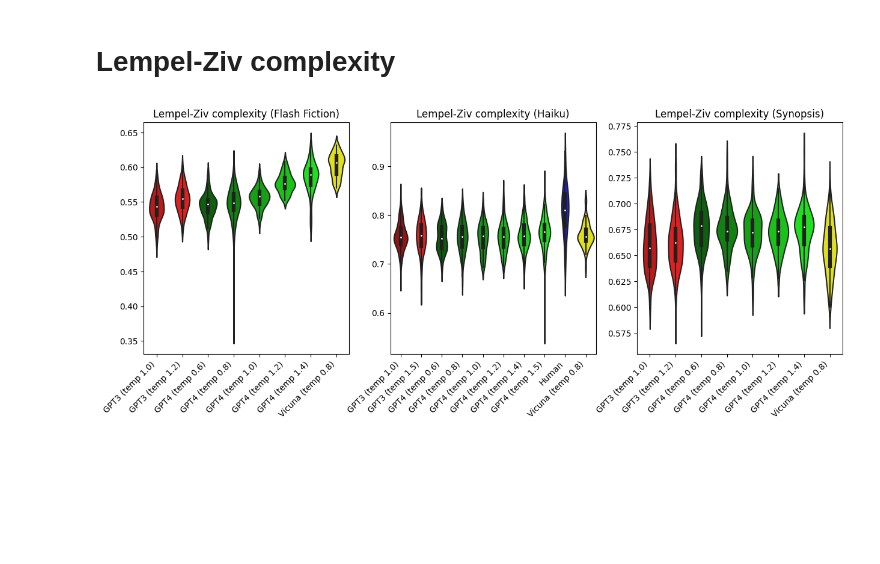
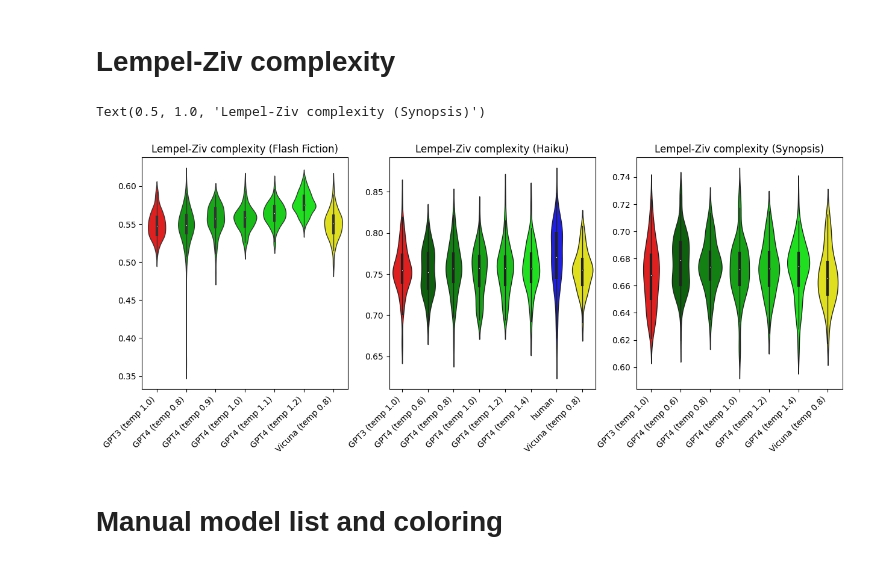
Before and after one commit to AntoineBellemare/DAT_GPT, a Jupyter notebook: notebook/text_embedding_viz.ipynb, the cells around one changed output. Cells and saved outputs as stored; diff of their text form; code cells hidden in the pictures; blank space fills up the shorter version.

```diff
--- a/notebook/text_embedding_viz.ipynb
+++ b/notebook/text_embedding_viz.ipynb
@@ -18,9 +20,9 @@ from itertools import combinations
 # %%
 def get_data_locations(genre, vecs=True):
     if vecs:
-        path_pattern = f"../machine_data_stories/embeddings/*_{genre}_*.json"
+        path_pattern = f"../machine_data_stories/final/embeddings/*_{genre}_*.json"
     else:
-        path_pattern = f"../machine_data_stories/*_{genre}_*.json"
+        path_pattern = f"../machine_data_stories/final/*{genre}*.json"
     filenames = glob.glob(path_pattern)
 
     data_locations = {}
@@ -49,6 +51,7 @@ def parse_temp(filename):
         return float(filename.split('temp ')[1].replace(")", ""))
     return 1.0
 
+
 def color_generator(data_locations, **model_colors):
     models = sorted(set(name.split(' ')[0] for name in data_locations.keys()))
     missing_models = [model for model in models if model not in model_colors]
@@ -182,21 +204,22 @@ def pairwise_distance_summary(data_locations, data_name):
     plt.tight_layout()
     plt.show()
 # %%
-data_name = "flash fiction"
-data_locations = get_data_locations("flash_fiction")
+data_name = "Flash Fiction"
+data_locations = get_data_locations("flash_fictions")
 colors = color_generator(data_locations, GPT3="#ff0000", GPT4="#00ff00", Vicuna="#ffff00", Human="#0000ff")
 embedding_summary(data_locations, data_name, colors=colors)
 pairwise_distance_summary(data_locations, data_name)
 
 data_name = "Haiku"
-data_locations = get_data_locations("haiku")
-colors = color_generator(data_locations, GPT3="#ff0000", GPT4="#00ff00", Vicuna="#ffff00", Human="#0000ff")
+data_locations = get_data_locations("haikus")
+colors = color_generator(data_locations, GPT3="#ff0000", GPT4="#00ff00", Vicuna="#ffff00", human="#0000ff")
 embedding_summary(data_locations, data_name, colors=colors)
 pairwise_distance_summary(data_locations, data_name)
 
 data_name = "Synopsis"
-data_locations = get_data_locations("synopsis")
-colors = color_generator(data_locations, GPT3="#ff0000", GPT4="#00ff00", Vicuna="#ffff00", Human="#0000ff")
+data_locations = get_data_locations("synopses")
+data_locations["human"] = ["../machine_data_stories/final/embeddings/TMDB_movies_subset_human_vecs.json"]
+colors = color_generator(data_locations, GPT3="#ff0000", GPT4="#00ff00", Vicuna="#ffff00", human="#0000ff")
 embedding_summary(data_locations, data_name, colors=colors)
 pairwise_distance_summary(data_locations, data_name)
 # %% [output]
@@ -288,22 +325,28 @@ def complexity_plot(data_locations, data_name, colors=None, max_stories=100, alp
 # %%
 plt.figure(figsize=(15, 5))
 
 # flash fiction
-fnames = get_data_locations("flash_fiction", vecs=False)
-colors = color_generator(fnames, GPT3="#ff0000", GPT4="#00ff00", Vicuna="#ffff00", Human="#0000ff")
+fnames = get_data_locations("flash_fictions", vecs=False)
+colors = color_generator(fnames, GPT3="#ff0000", GPT4="#00ff00", Vicuna="#ffff00", human="#0000ff")
 plt.subplot(1, 3, 1)
-complexity_plot(fnames, "Flash Fiction", colors=colors, show=False)
+complexity_plot(fnames, colors=colors, show=False)
+plt.title("Lempel-Ziv complexity (Flash Fiction)")
 
-# haiku
-fnames = get_data_locations("haiku", vecs=False)
-colors = color_generator(fnames, GPT3="#ff0000", GPT4="#00ff00", Vicuna="#ffff00", Human="#0000ff")
+# flash_fiction
+fnames = get_data_locations("haikus", vecs=False)
+colors = color_generator(fnames, GPT3="#ff0000", GPT4="#00ff00", Vicuna="#ffff00", human="#0000ff")
 plt.subplot(1, 3, 2)
-complexity_plot(fnames, "Haiku", colors=colors, show=False)
+complexity_plot(fnames, colors=colors, show=False)
+plt.title("Lempel-Ziv complexity (Haiku)")
 
 # synopsis
-fnames = get_data_locations("synopsis", vecs=False)
-colors = color_generator(fnames, GPT3="#ff0000", GPT4="#00ff00", Vicuna="#ffff00", Human="#0000ff")
+fnames = get_data_locations("synopses", vecs=False)
+colors = color_generator(fnames, GPT3="#ff0000", GPT4="#00ff00", Vicuna="#ffff00", human="#0000ff")
 plt.subplot(1, 3, 3)
-complexity_plot(fnames, "Synopsis", colors=colors, show=False)
+complexity_plot(fnames, colors=colors, show=False)
+plt.title("Lempel-Ziv complexity (Synopsis)")
 # %% [output]
+Text(0.5, 1.0, 'Lempel-Ziv complexity (Synopsis)')
-[figure, old version]
+[figure, new version]
+# %% [markdown]
+# Manual model list and coloring
```
Also changed, not shown: parts of 19 cells of this notebook, 1 other file.
